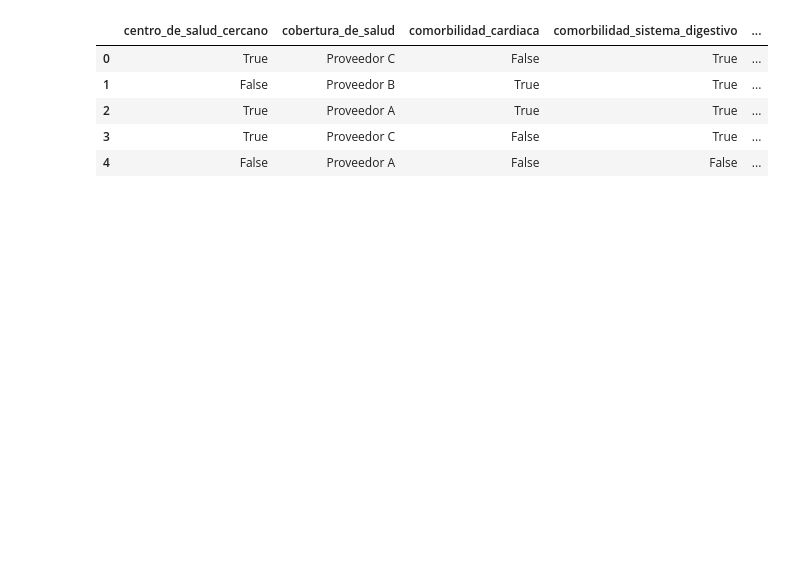
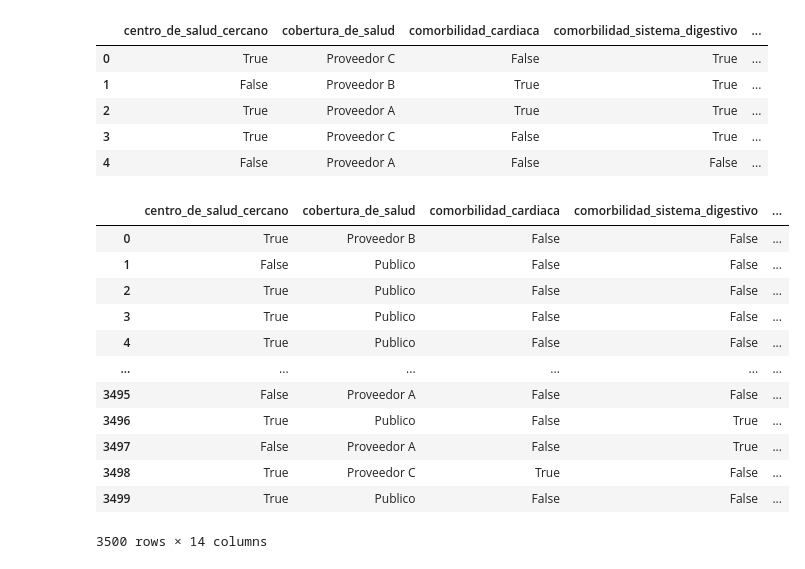
Before and after one commit to javieriserte/qualitative-data-course, a Jupyter notebook: exams/12_2023/data/generate_data.ipynb, the cells around one changed output. Saved outputs shown, nothing was run; the diff lists cells and outputs as text; code cells hidden in the pictures; blank space fills up the shorter version.

```diff
--- a/exams/12_2023/data/generate_data.ipynb
+++ b/exams/12_2023/data/generate_data.ipynb
@@ -247,0 +502,18 @@ df.head()
+# %%
+data2.apply(
+  lambda x: x.astype(str)
+)
+# %% [output]
+|  | centro_de_salud_cercano | cobertura_de_salud | comorbilidad_cardiaca | comorbilidad_sistema_digestivo | ... |
+| 0 | True | Proveedor B | False | False | ... |
+| 1 | False | Publico | False | False | ... |
+| 2 | True | Publico | False | False | ... |
+| 3 | True | Publico | False | False | ... |
+| 4 | True | Publico | False | False | ... |
+| ... | ... | ... | ... | ... | ... |
+| 3495 | False | Proveedor A | False | False | ... |
+| 3496 | True | Publico | False | True | ... |
+| 3497 | False | Proveedor A | False | True | ... |
+| 3498 | True | Proveedor C | True | False | ... |
+| 3499 | True | Publico | False | False | ... |
+3500 rows × 14 columns
```
Also changed, not shown: parts of 21 cells of this notebook, 4 other files.
